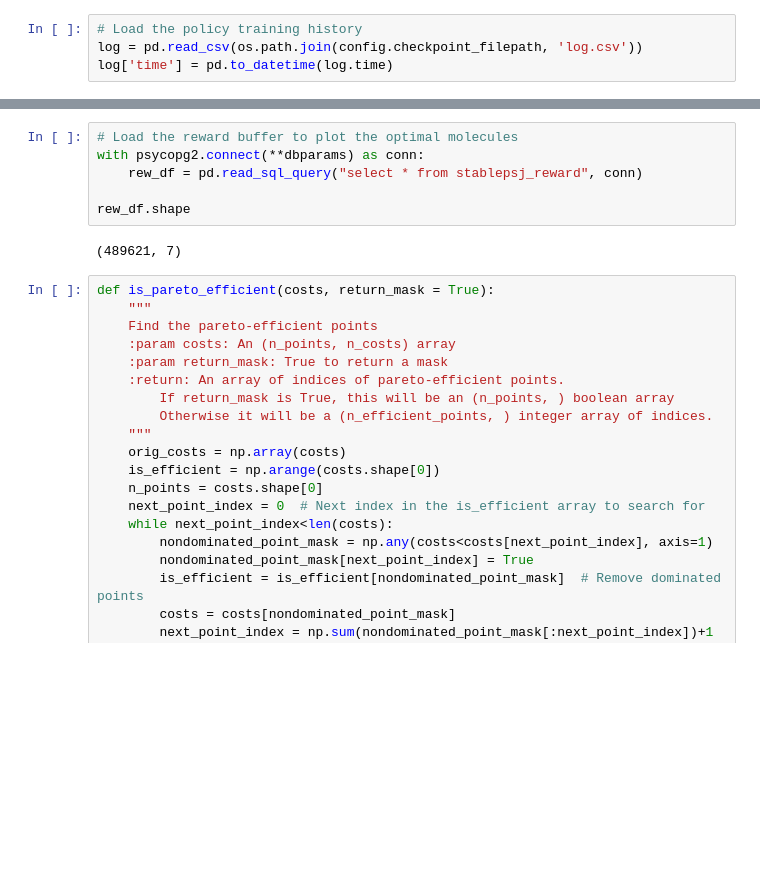
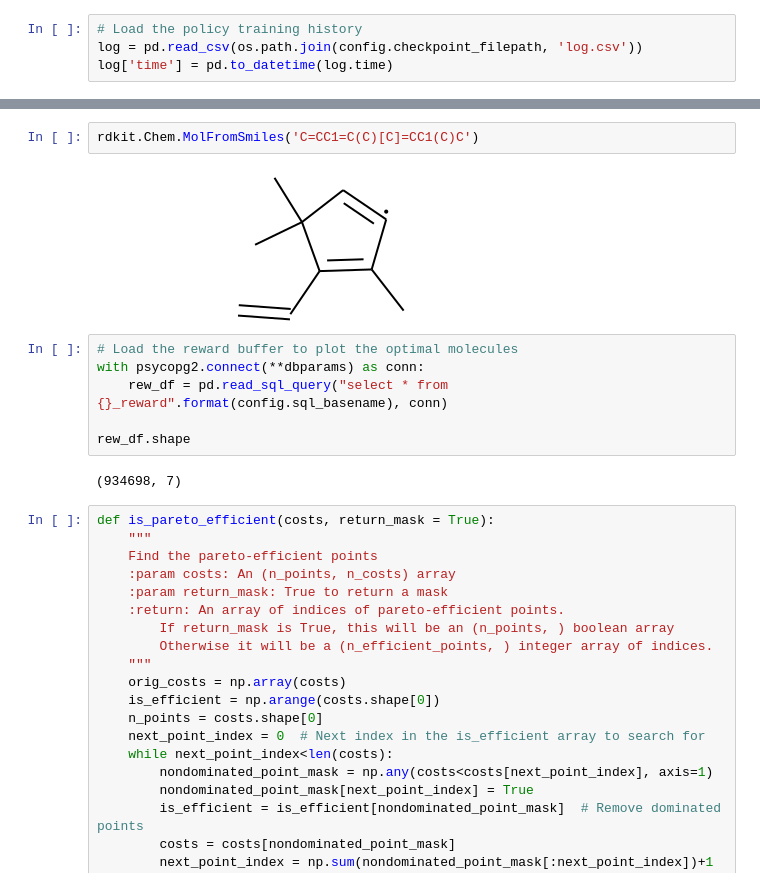
Before and after one commit to NREL/rlmolecule, a Jupyter notebook: stable_radical_optimization/monitor_progress.ipynb, the cells around one changed output, grey strips where cells are left out. Drawn from its saved outputs; the diff is of its cells as text; blank space fills up the shorter version.

```diff
--- a/stable_radical_optimization/monitor_progress.ipynb
+++ b/stable_radical_optimization/monitor_progress.ipynb
@@ -63,11 +78,15 @@ df.tail(20)
+# %%
+rdkit.Chem.MolFromSmiles('C=CC1=C(C)[C]=CC1(C)C')
+# %% [output]
+[figure, added]
 # %%
 # Load the reward buffer to plot the optimal molecules
 with psycopg2.connect(**dbparams) as conn:
-    rew_df = pd.read_sql_query("select * from stablepsj_reward", conn)
+    rew_df = pd.read_sql_query("select * from {}_reward".format(config.sql_basename), conn)
 
 rew_df.shape
 # %% [output]
-(489621, 7)
+(934698, 7)
 # %%
 def is_pareto_efficient(costs, return_mask = True):
     """
```
Also changed, not shown: parts of 7 cells of this notebook, 7 other files.
